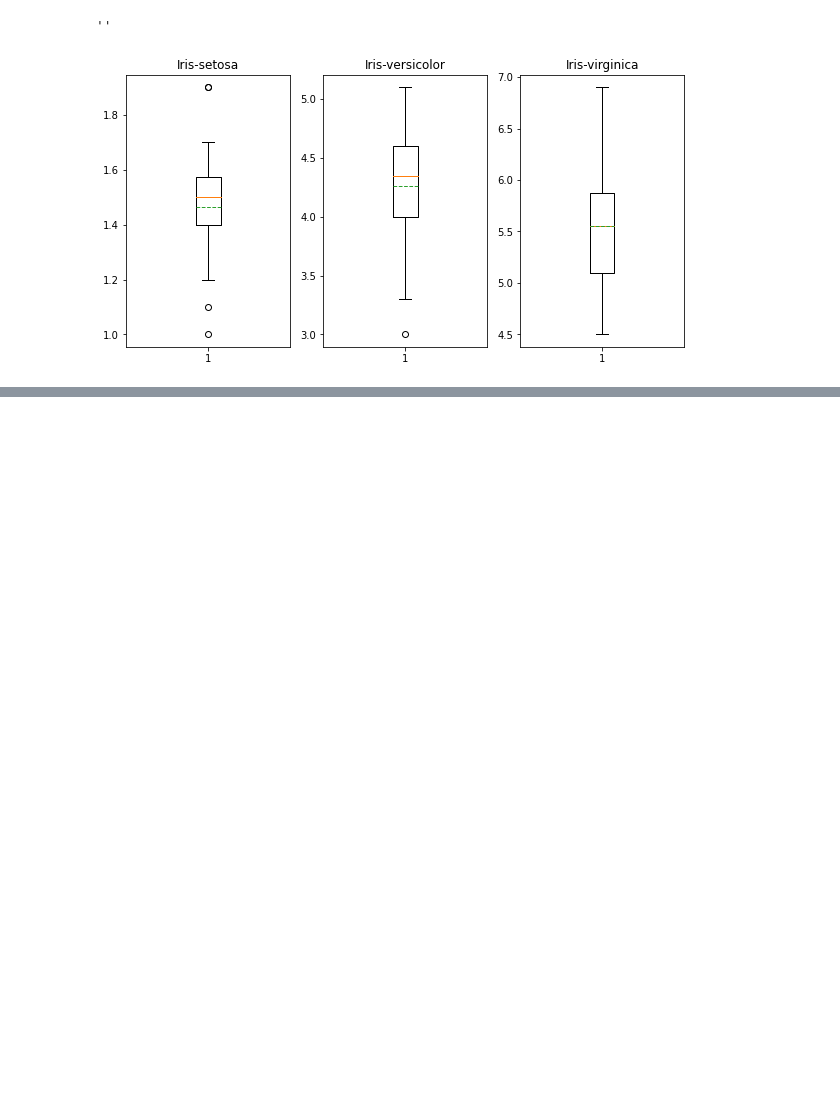
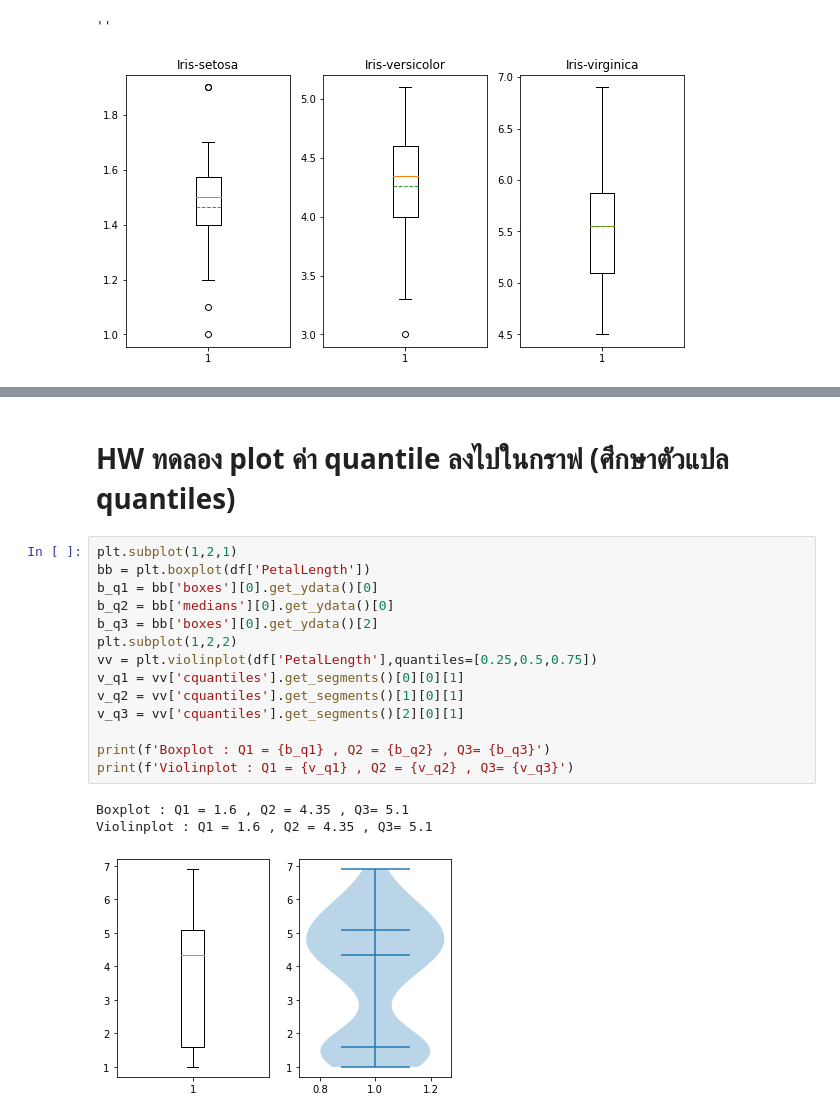
Before and after one commit to chayakonchanlun/data_viz_2022, a Jupyter notebook: Dataviz02_Data_Distribution.ipynb, the cells around one changed output, grey strips where cells are left out. Saved outputs shown, nothing was run; the diff lists cells and outputs as text; blank space fills up the shorter version.

```diff
--- a/Dataviz02_Data_Distribution.ipynb
+++ b/Dataviz02_Data_Distribution.ipynb
@@ -337,0 +362,20 @@ plt.title('Iris-virginica')  # สร้างชื่อกราฟบอก
+# %% [markdown]
+# HW ทดลอง plot ค่า quantile ลงไปในกราฟ (ศึกษาตัวแปล quantiles)
+# %%
+plt.subplot(1,2,1)
+bb = plt.boxplot(df['PetalLength'])
+b_q1 = bb['boxes'][0].get_ydata()[0]
+b_q2 = bb['medians'][0].get_ydata()[0]
+b_q3 = bb['boxes'][0].get_ydata()[2]
+plt.subplot(1,2,2)
+vv = plt.violinplot(df['PetalLength'],quantiles=[0.25,0.5,0.75])
+v_q1 = vv['cquantiles'].get_segments()[0][0][1]
+v_q2 = vv['cquantiles'].get_segments()[1][0][1]
+v_q3 = vv['cquantiles'].get_segments()[2][0][1]
+
+print(f'Boxplot : Q1 = {b_q1} , Q2 = {b_q2} , Q3= {b_q3}')
+print(f'Violinplot : Q1 = {v_q1} , Q2 = {v_q2} , Q3= {v_q3}')
+# %% [output]
+Boxplot : Q1 = 1.6 , Q2 = 4.35 , Q3= 5.1
+Violinplot : Q1 = 1.6 , Q2 = 4.35 , Q3= 5.1
+[figure, added]
```
Also changed, not shown: parts of 4 cells of this notebook.
